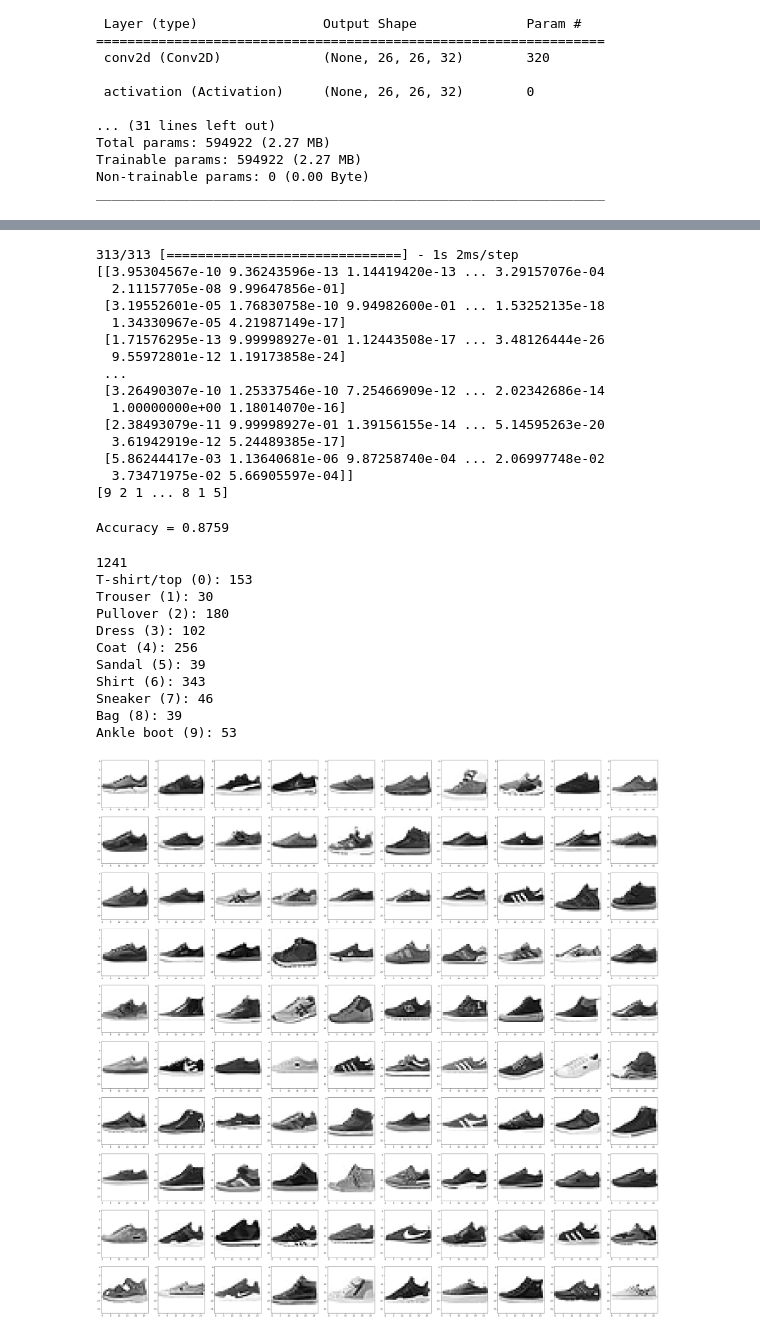
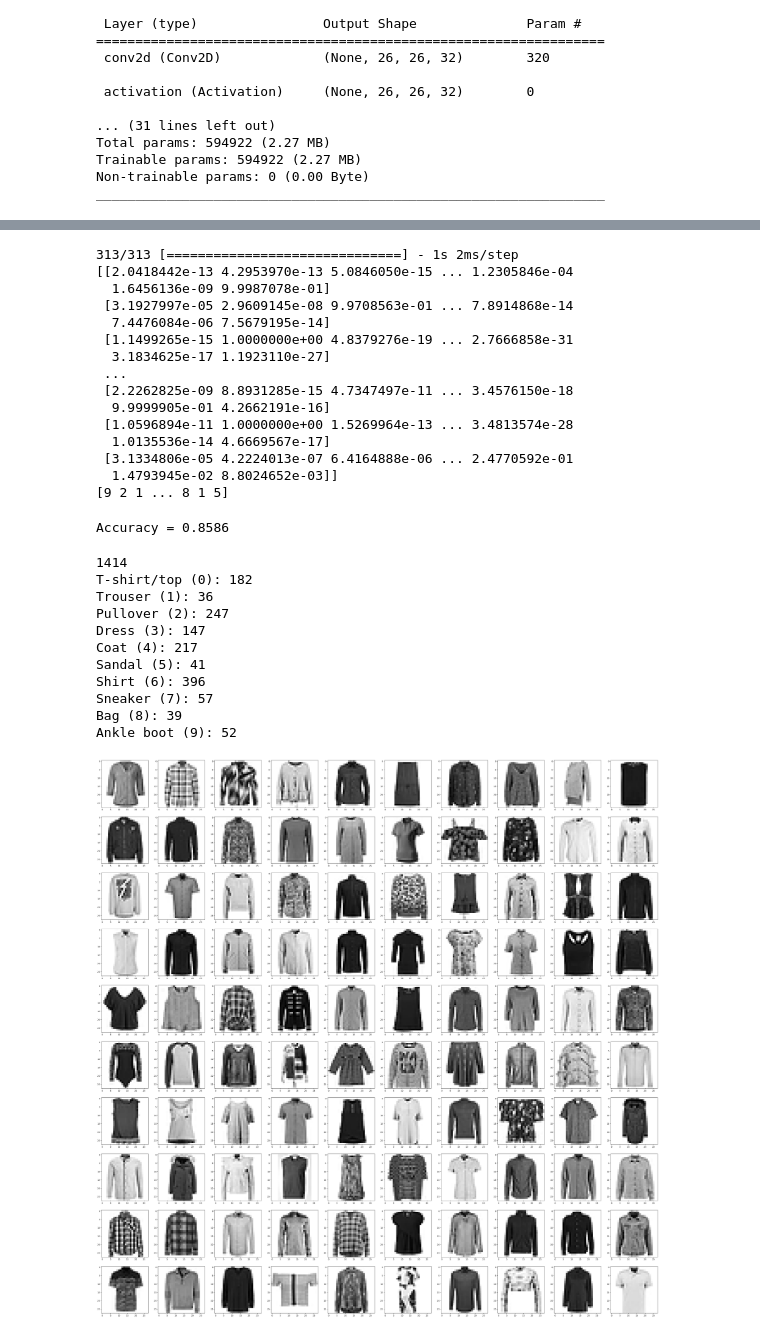
Before and after one commit to clemencia/ML4Physics, a Jupyter notebook: Classificação_Fashion_CNN.ipynb, the cells around one changed output, grey strips where cells are left out. Drawn from its saved outputs; the diff is of its cells as text; code cells hidden in the pictures.

```diff
--- a/Classificação_Fashion_CNN.ipynb
+++ b/Classificação_Fashion_CNN.ipynb
@@ -63,6 +63,13 @@ Downloading data from https://storage.googleapis.com/tensorflow/tf-keras-dataset
 (10000, 28, 28)
 (10000, 28, 28)
 # %%
+X_train = X_train.reshape( (len(X_train),28,28,1) )
+print( X_train.shape )
+X_valid = X_valid.reshape( (len(X_valid),28,28,1) )
+print( X_valid.shape )
+X_test = X_test.reshape( (len(X_test),28,28,1) )
+print( X_test.shape )
+
 X_mean = X_train.mean( axis=0 )
 X_std = X_train.std( axis=0 )
 X_train_scaled = ( X_train - X_mean ) / X_std
@@ -177,8 +187,8 @@ class Model:
         model.add(Activation('softmax'))
 
         optimizer = keras.optimizers.Adam( learning_rate=learning_rate )
-        # model.compile(loss='categorical_crossentropy', optimizer=optimizer, metrics=['accuracy'])
-        model.compile(loss='sparse_categorical_crossentropy', optimizer=optimizer, metrics=['accuracy'])
+        model.compile(loss='categorical_crossentropy', optimizer=optimizer, metrics=['accuracy'])
+        # model.compile(loss='sparse_categorical_crossentropy', optimizer=optimizer, metrics=['accuracy'])
 
         return model
 
@@ -228,7 +238,7 @@ def callbacks(patience=5, lr_scheduler_fn=None, log_dir=None):
 # Trainign batch size
 batch_size = 32
 # Number of training epochs
-epochs = 10
+epochs = 20
 # Learning rate
 lr = 5e-4
 callbacks_ = callbacks( patience=5, lr_scheduler_fn=exponential_decay_ )
@@ -254,5 +264,6 @@ Trainable params: 594922 (2.27 MB)
 Non-trainable params: 0 (0.00 Byte)
 _________________________________________________________________
 # %%
-history = model.fit( X_train_scaled, y_train, batch_size=batch_size, epochs=epochs, validation_data=(X_valid_scaled, y_valid), callbacks=callbacks_ )
+history = model.fit( X_train_scaled, y_train_cat, batch_size=batch_size, epochs=epochs, validation_data=(X_valid_scaled, y_valid_cat), callbacks=callbacks_ )
+# history = model.fit( X_train_scaled, y_train, batch_size=batch_size, epochs=epochs, validation_data=(X_valid_scaled, y_valid), callbacks=callbacks_ )
 # %% [output]
@@ -311,62 +320,62 @@ y_test_pred = np.argmax( y_test_proba, axis=-1 )
 print ( y_test_pred )
 # %% [output]
 313/313 [==============================] - 1s 2ms/step
-[[3.95304567e-10 9.36243596e-13 1.14419420e-13 ... 3.29157076e-04
-  2.11157705e-08 9.99647856e-01]
- [3.19552601e-05 1.76830758e-10 9.94982600e-01 ... 1.53252135e-18
-  1.34330967e-05 4.21987149e-17]
- [1.71576295e-13 9.99998927e-01 1.12443508e-17 ... 3.48126444e-26
-  9.55972801e-12 1.19173858e-24]
+[[2.0418442e-13 4.2953970e-13 5.0846050e-15 ... 1.2305846e-04
+  1.6456136e-09 9.9987078e-01]
+ [3.1927997e-05 2.9609145e-08 9.9708563e-01 ... 7.8914868e-14
+  7.4476084e-06 7.5679195e-14]
+ [1.1499265e-15 1.0000000e+00 4.8379276e-19 ... 2.7666858e-31
+  3.1834625e-17 1.1923110e-27]
  ...
- [3.26490307e-10 1.25337546e-10 7.25466909e-12 ... 2.02342686e-14
-  1.00000000e+00 1.18014070e-16]
- [2.38493079e-11 9.99998927e-01 1.39156155e-14 ... 5.14595263e-20
-  3.61942919e-12 5.24489385e-17]
- [5.86244417e-03 1.13640681e-06 9.87258740e-04 ... 2.06997748e-02
-  3.73471975e-02 5.66905597e-04]]
+ [2.2262825e-09 8.8931285e-15 4.7347497e-11 ... 3.4576150e-18
+  9.9999905e-01 4.2662191e-16]
+ [1.0596894e-11 1.0000000e+00 1.5269964e-13 ... 3.4813574e-28
+  1.0135536e-14 4.6669567e-17]
+ [3.1334806e-05 4.2224013e-07 6.4164888e-06 ... 2.4770592e-01
+  1.4793945e-02 8.8024652e-03]]
 [9 2 1 ... 8 1 5]
 # %%
 accuracy = np.sum( y_test_pred == y_test ) / y_test.size
 print ( "Accuracy = {}".format( accuracy ) )
 # %% [output]
-Accuracy = 0.8759
+Accuracy = 0.8586
 # %%
 def plot_images( X, n, start = 0 ):
     n_per_row_ = 10
     n_rows_ = int( ( n / n_per_row_  ) if ( n % n_per_row_ ) == 0 else ( ( n // n_per_row_ ) + 1 ) )
     size_ = 5
     fig_, axes_ = plt.subplots( n_rows_, n_per_row_, figsize=( n_per_row_ * size_ , n_rows_ * size_ ) )
     idx_row_, idx_col_ = 0, 0
     for idx__ in range( n ):
         if idx__ >= len( X ): break
 
         ax_ = axes_[ idx_row_, idx_col_ ]
         ax_.imshow( X[ start+idx__ ], cmap='binary' )
         idx_col_ += 1
         if idx_col_ % n_per_row_ == 0:
             idx_row_ += 1
             idx_col_  = 0
 
 msk_error_ = y_test_pred != y_test
 print ( np.sum( msk_error_ ) )
 for label_ in range( 10 ):
     msk__ = msk_error_ & ( y_test == label_ )
     print ( "{} ({}): {}".format( class_names[label_], label_, np.sum( msk__ ) ) )
 
-msk_pred_Sneaker_ = y_test_pred == 7
+msk_pred_Sneaker_ = ( y_test_pred == 6 )
 
 # plot_images( X_test[ msk_error_ ], 100 )
 plot_images( X_test[ msk_pred_Sneaker_ ], 100 )
 # %% [output]
-1241
-T-shirt/top (0): 153
-Trouser (1): 30
-Pullover (2): 180
-Dress (3): 102
-Coat (4): 256
-Sandal (5): 39
-Shirt (6): 343
-Sneaker (7): 46
+1414
+T-shirt/top (0): 182
+Trouser (1): 36
+Pullover (2): 247
+Dress (3): 147
+Coat (4): 217
+Sandal (5): 41
+Shirt (6): 396
+Sneaker (7): 57
 Bag (8): 39
-Ankle boot (9): 53
+Ankle boot (9): 52
-[figure, old version]
+[figure, new version]
```
Also changed, not shown: parts of 9 cells of this notebook.
